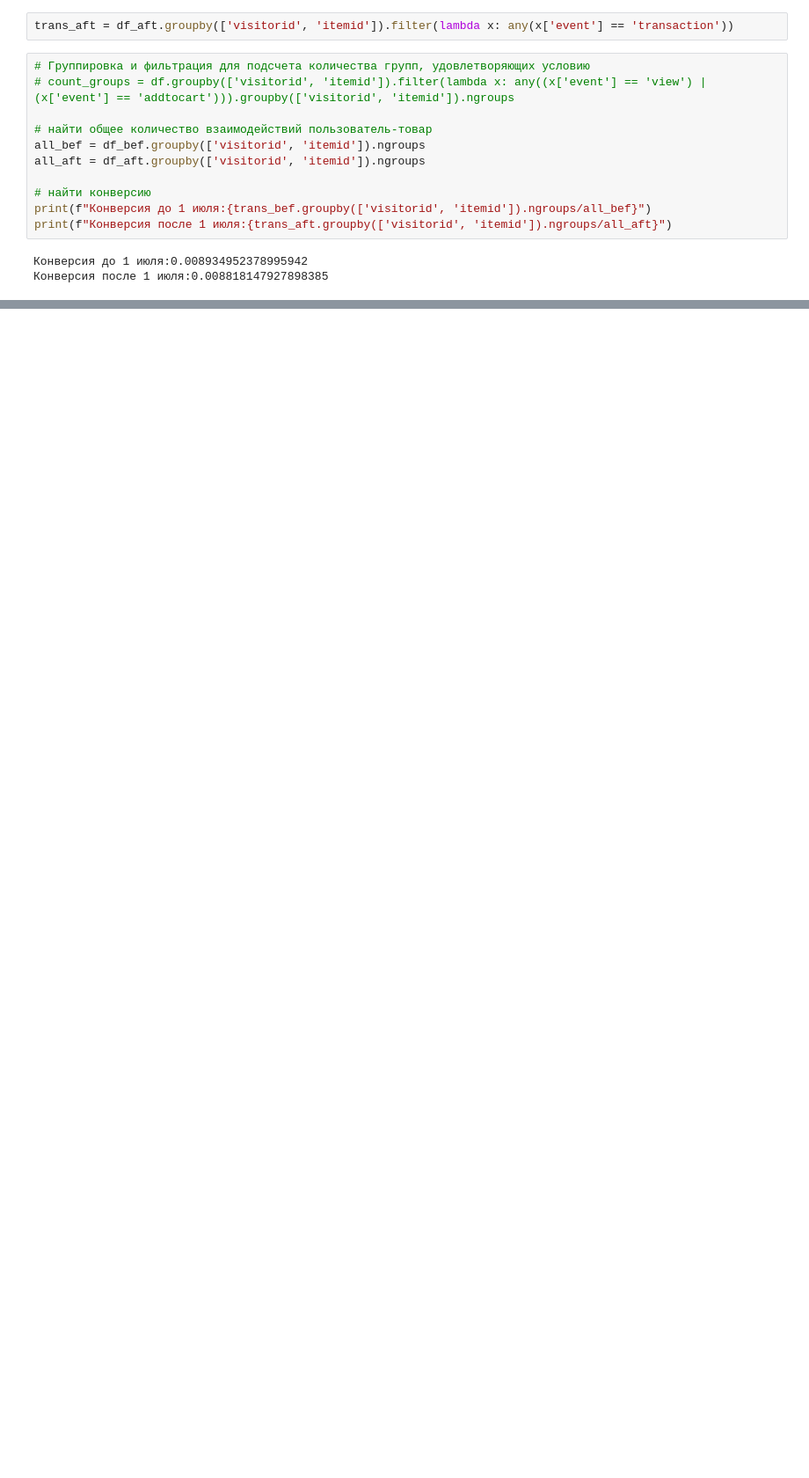
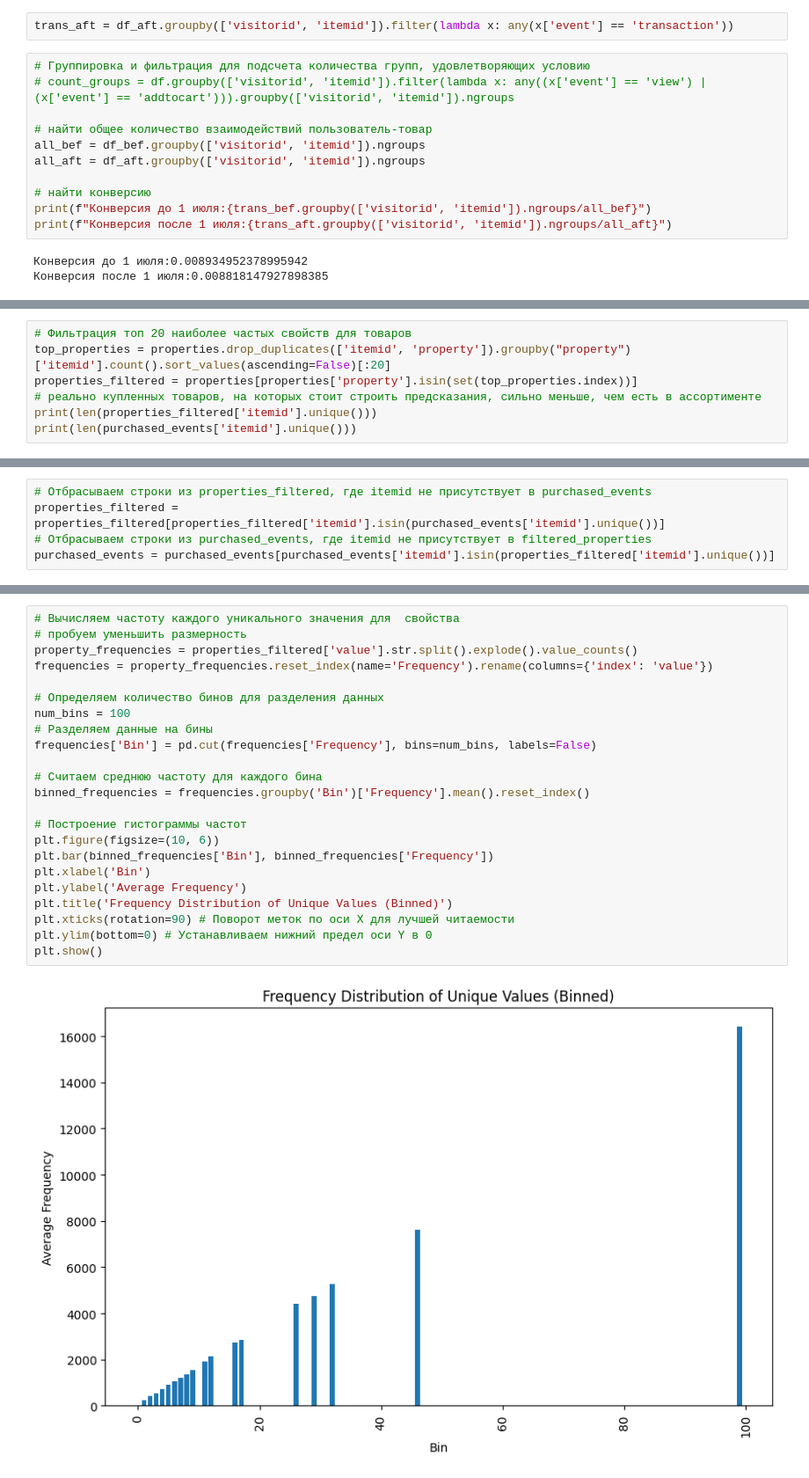
Before and after one commit to sawa25/DIPDIP, a Jupyter notebook: start.ipynb, the cells around one changed output, grey strips where cells are left out. Shown at 88% size. Drawn from its saved outputs; the diff is of its cells as text; blank space fills up the shorter version.

```diff
--- a/start.ipynb
+++ b/start.ipynb
@@ -434,0 +839,7 @@ print(f"Конверсия после 1 июля:{trans_aft.groupby(['visitorid'
+# %%
+# Фильтрация топ 20 наиболее частых свойств для товаров
+top_properties = properties.drop_duplicates(['itemid', 'property']).groupby("property")['itemid'].count().sort_values(ascending=False)[:20]
+properties_filtered = properties[properties['property'].isin(set(top_properties.index))]
+# реально купленных товаров, на которых стоит строить предсказания, сильно меньше, чем есть в ассортименте
+print(len(properties_filtered['itemid'].unique()))
+print(len(purchased_events['itemid'].unique()))
@@ -434,0 +849,5 @@ print(f"Конверсия после 1 июля:{trans_aft.groupby(['visitorid'
+# %%
+# Отбрасываем строки из properties_filtered, где itemid не присутствует в purchased_events
+properties_filtered = properties_filtered[properties_filtered['itemid'].isin(purchased_events['itemid'].unique())]
+# Отбрасываем строки из purchased_events, где itemid не присутствует в filtered_properties
+purchased_events = purchased_events[purchased_events['itemid'].isin(properties_filtered['itemid'].unique())]
@@ -434,0 +876,25 @@ print(f"Конверсия после 1 июля:{trans_aft.groupby(['visitorid'
+# %%
+# Вычисляем частоту каждого уникального значения для  свойства
+# пробуем уменьшить размерность
+property_frequencies = properties_filtered['value'].str.split().explode().value_counts()
+frequencies = property_frequencies.reset_index(name='Frequency').rename(columns={'index': 'value'})
+
+# Определяем количество бинов для разделения данных
+num_bins = 100
+# Разделяем данные на бины
+frequencies['Bin'] = pd.cut(frequencies['Frequency'], bins=num_bins, labels=False)
+
+# Считаем среднюю частоту для каждого бина
+binned_frequencies = frequencies.groupby('Bin')['Frequency'].mean().reset_index()
+
+# Построение гистограммы частот
+plt.figure(figsize=(10, 6))
+plt.bar(binned_frequencies['Bin'], binned_frequencies['Frequency'])
+plt.xlabel('Bin')
+plt.ylabel('Average Frequency')
+plt.title('Frequency Distribution of Unique Values (Binned)')
+plt.xticks(rotation=90) # Поворот меток по оси X для лучшей читаемости
+plt.ylim(bottom=0) # Устанавливаем нижний предел оси Y в 0
+plt.show()
+# %% [output]
+[figure, added]
```
Also changed, not shown: parts of 67 cells of this notebook, 4 other files.
